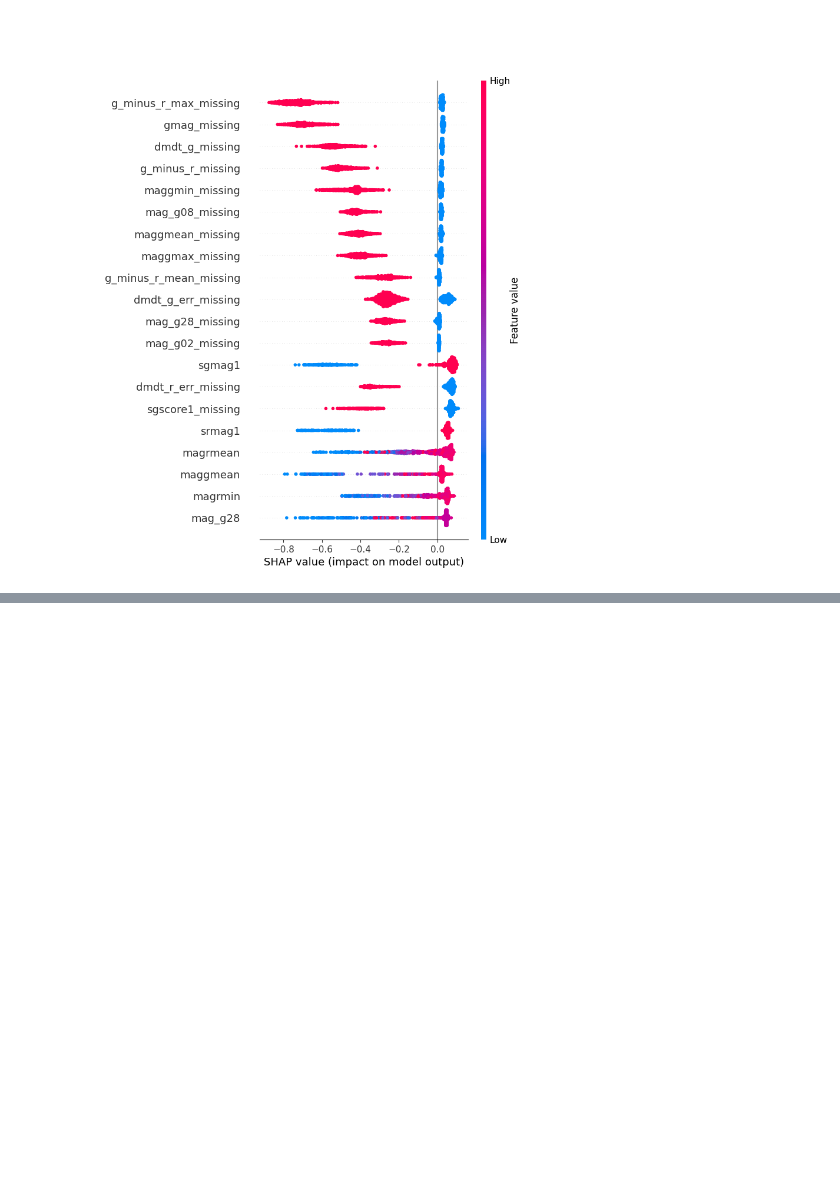
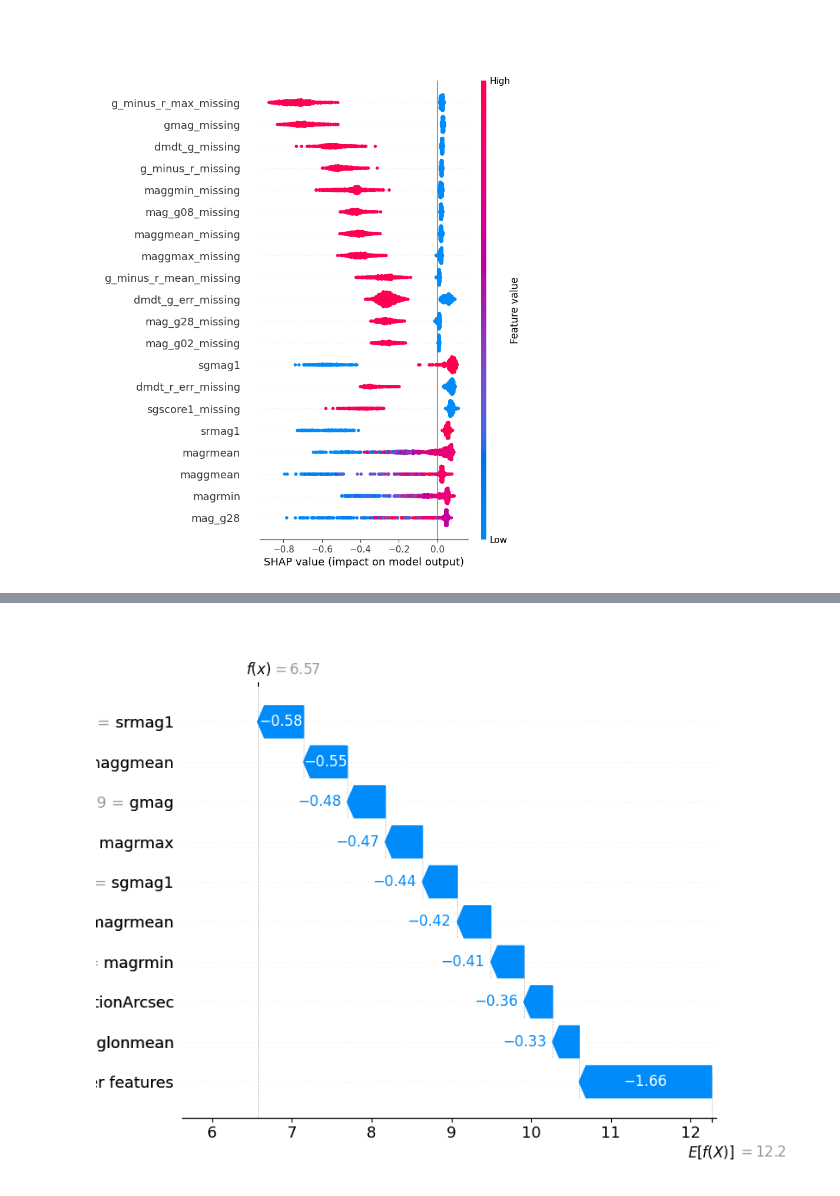
Before and after one commit to lukfelix/AppliedML26_FinalProject, a Jupyter notebook: notebooks/isolation_forest.ipynb, the cells around one changed output, grey strips where cells are left out. Cells and saved outputs as stored; diff of their text form; code cells hidden in the pictures; blank space fills up the shorter version.

```diff
--- a/notebooks/isolation_forest.ipynb
+++ b/notebooks/isolation_forest.ipynb
@@ -213,0 +278,13 @@ plt.savefig('shap_summary_anomalies.pdf')
+# %%
+anomaly_idx = 13
+plt.close('all')
+plt.figure()
+shap.plots.waterfall(
+    shap.Explanation(
+        values=shap_values[anomaly_idx],
+        base_values=explainer.expected_value,
+        data=anomalies.iloc[anomaly_idx]
+    )
+)
+# %% [output]
+[figure, added]
```
Also changed, not shown: parts of 6 cells of this notebook, 3 other files.
